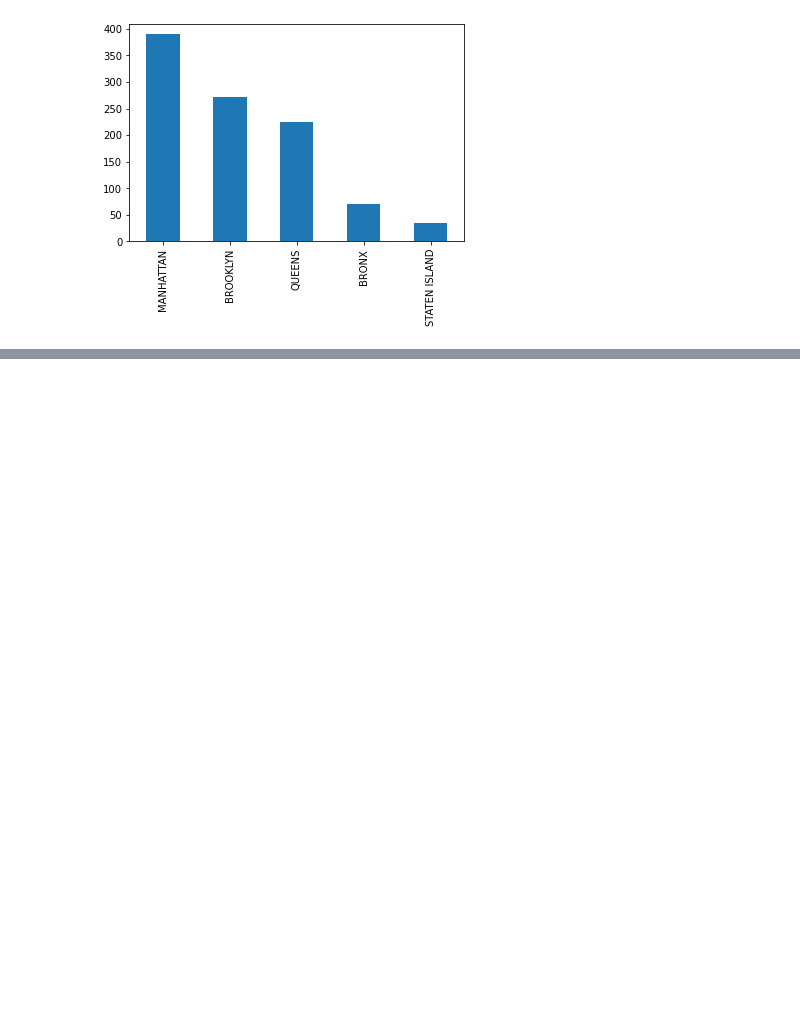
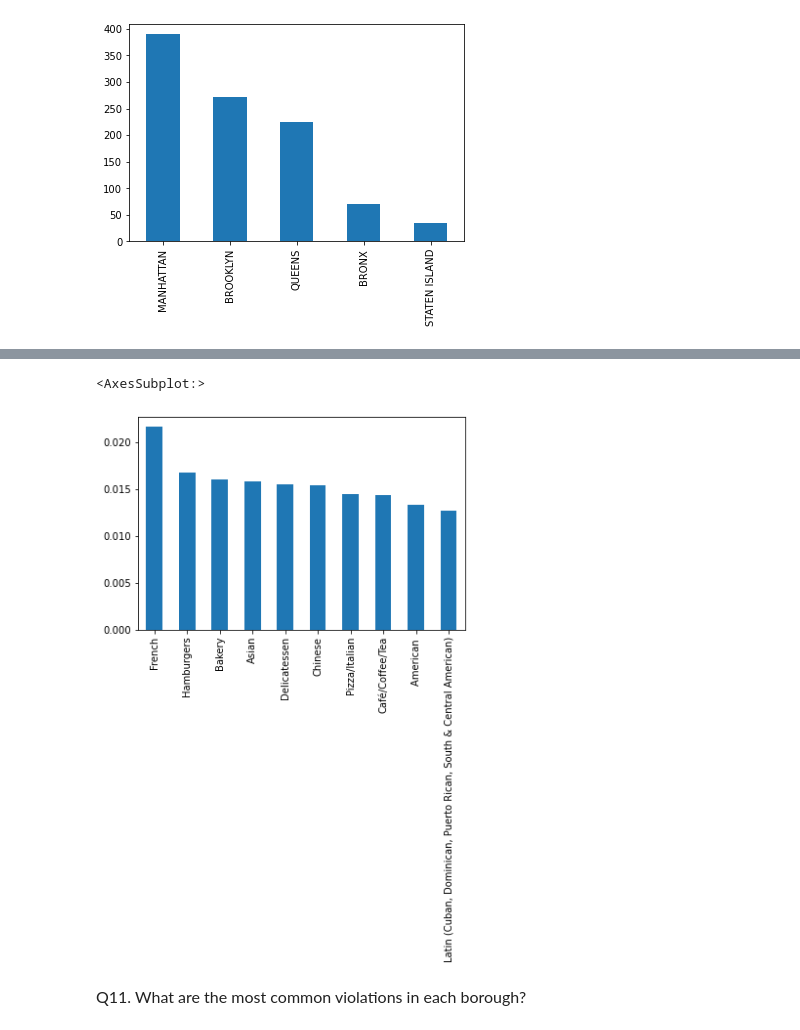
Before and after one commit to abhinav-sharma-6167/DS-Programming, a Jupyter notebook: Python HW2 - Abhinav First Pass.ipynb, the cells around one changed output, grey strips where cells are left out. Saved outputs shown, nothing was run; the diff lists cells and outputs as text; code cells hidden in the pictures; blank space fills up the shorter version.

```diff
--- a/Python HW2 - Abhinav First Pass.ipynb
+++ b/Python HW2 - Abhinav First Pass.ipynb
@@ -147,0 +225,2 @@ df_subset['BORO'].value_counts().plot(kind='bar')
+# %%
+df_atleast20 = df[df['CUISINE DESCRIPTION'].isin( df['CUISINE DESCRIPTION'].value_counts()[0:20].index )]
@@ -147,0 +247,3 @@ df_subset['BORO'].value_counts().plot(kind='bar')
+# %%
+merged2 = df_atleast20['CUISINE DESCRIPTION'].value_counts().to_frame().merge(df_noviolation['CUISINE DESCRIPTION'].value_counts().to_frame(),how="left",left_index=True,right_index=True).rename(columns={"CUISINE DESCRIPTION_x":"All count","CUISINE DESCRIPTION_y":"Clean count"})
+merged2
@@ -147,0 +268,9 @@ df_subset['BORO'].value_counts().plot(kind='bar')
+# %%
+merged2["Clean Ratio"] = merged2["Clean count"]/merged2["All count"]
+# %%
+merged2.sort_values(by="Clean Ratio",ascending=False)[0:10]['Clean Ratio'].plot(kind='bar')
+# %% [output]
+<AxesSubplot:>
+[figure, added]
+# %% [markdown]
+<font face="Tahoma" size = 3>Q11. What are the most common violations in each borough?
```
Also changed, not shown: parts of 66 cells of this notebook.
